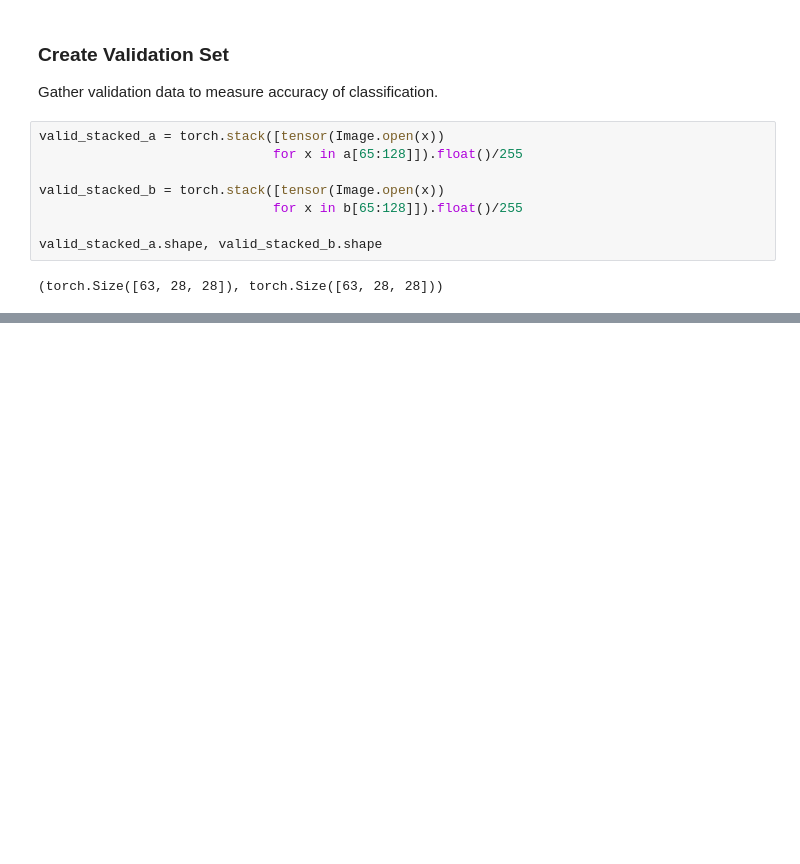
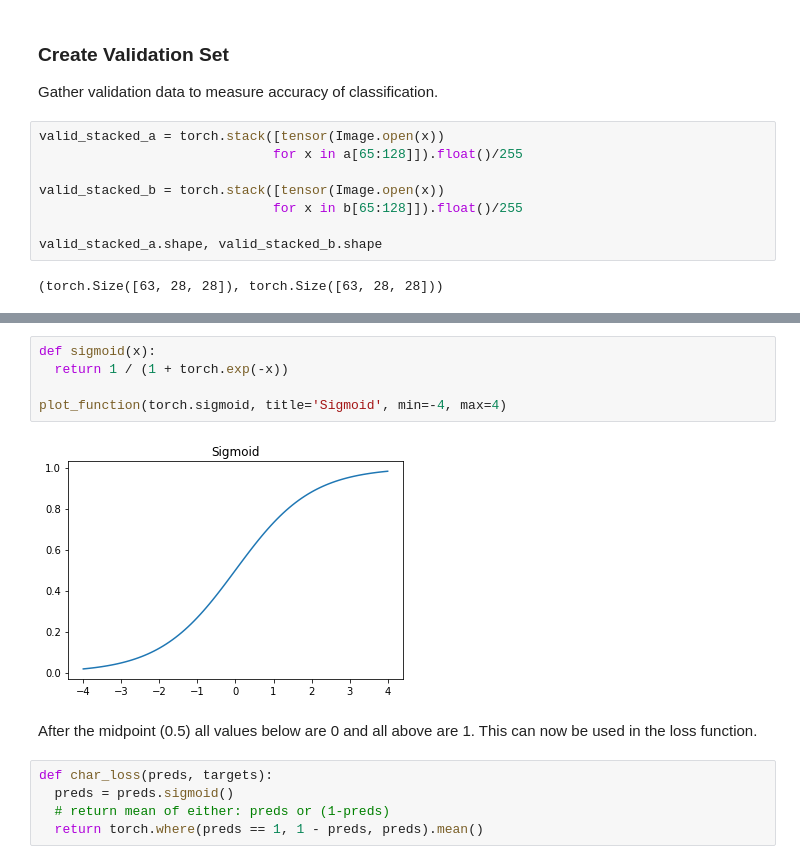
Before and after one commit to jacKlinc/german_char_recogniser, a Jupyter notebook: mdl_german_char_classifier.ipynb, the cells around one changed output, grey strips where cells are left out. Cells and saved outputs as stored; diff of their text form; blank space fills up the shorter version.

```diff
--- a/mdl_german_char_classifier.ipynb
+++ b/mdl_german_char_classifier.ipynb
@@ -148,0 +212,14 @@ not accurate
+# %%
+def sigmoid(x):
+  return 1 / (1 + torch.exp(-x))
+
+plot_function(torch.sigmoid, title='Sigmoid', min=-4, max=4)
+# %% [output]
+[figure, added]
+# %% [markdown]
+After the midpoint (0.5) all values below are 0 and all above are 1. This can now be used in the loss function.
+# %%
+def char_loss(preds, targets):
+  preds = preds.sigmoid()
+  # return mean of either: preds or (1-preds)
+  return torch.where(preds == 1, 1 - preds, preds).mean()
```
Also changed, not shown: parts of 44 cells of this notebook.
